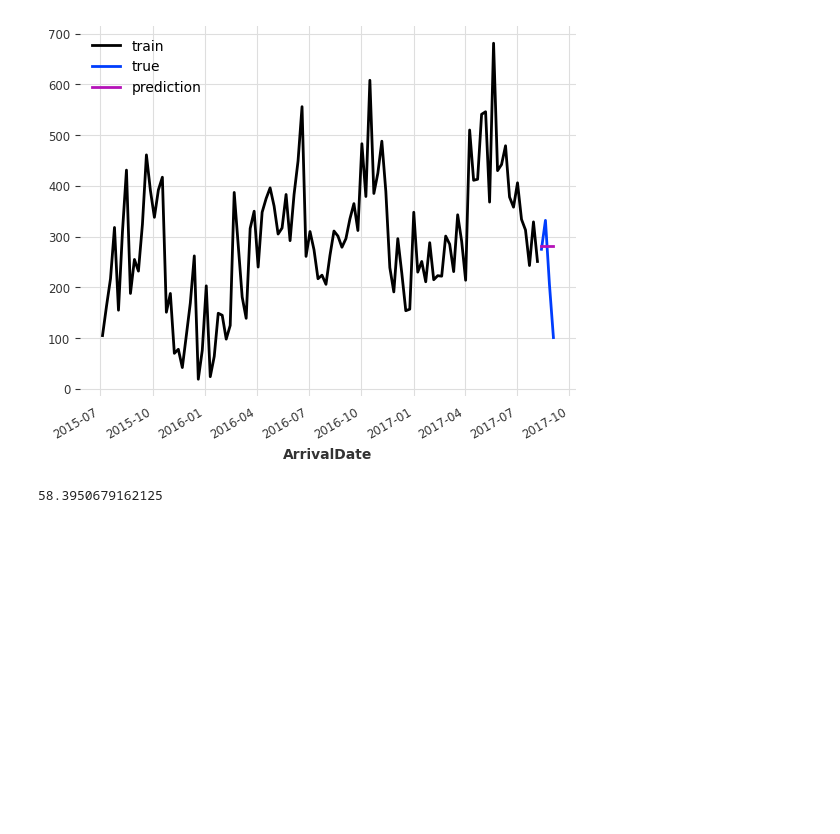
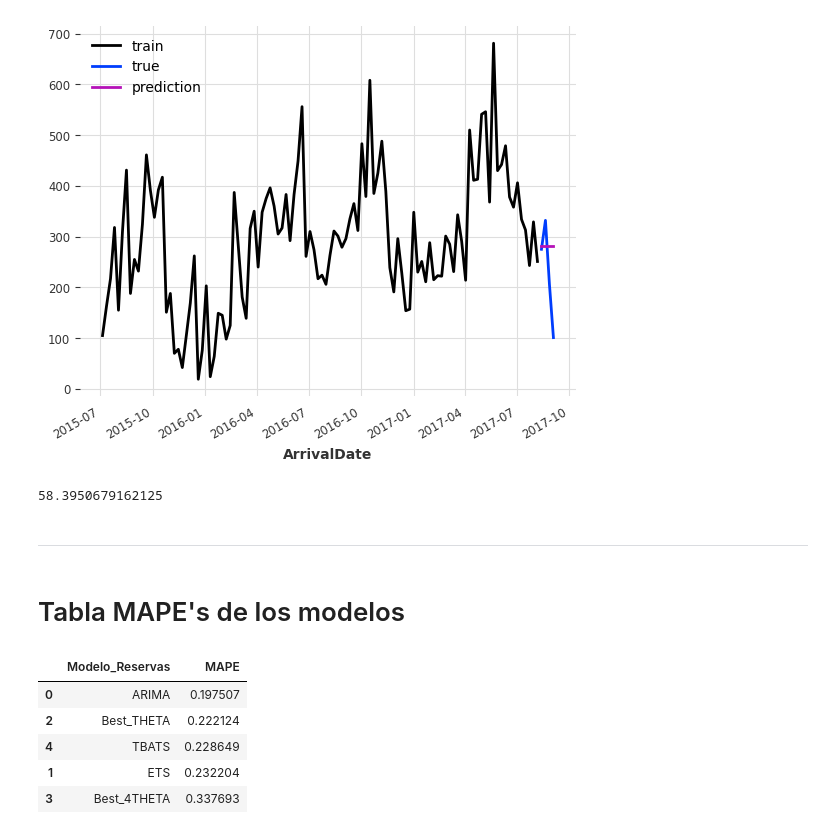
Before and after one commit to jgilaberts/Prueba-Github, a Jupyter notebook: Analisis Predictivo/Proyecto Final/Theta_4Theta_Javier_Gilabert.ipynb, the cells around one changed output. Drawn from its saved outputs; the diff is of its cells as text; code cells hidden in the pictures; blank space fills up the shorter version.

```diff
--- a/Analisis Predictivo/Proyecto Final/Theta_4Theta_Javier_Gilabert.ipynb
+++ b/Analisis Predictivo/Proyecto Final/Theta_4Theta_Javier_Gilabert.ipynb
@@ -453,3 +453,9 @@ tbats_mape_c = mape(test, prediction_tbats)
 tbats_mape_c
 # %% [output]
 58.3950679162125
+# %%
+best_theta_mape_r = best_theta_mape_r / 100
+# %%
+best4theta_mape_r = best4theta_mape_r /100
+# %%
+tbats_mape_r = tbats_mape_r /100
@@ -455,0 +468,19 @@ tbats_mape_c
+# %% [markdown]
+------
+# %% [markdown]
+# Tabla MAPE's de los modelos
+# %%
+mape_reservas = pd.read_csv('mape_reservas.csv')
+mape_reservas = mape_reservas.drop(columns='Unnamed: 0')
+nuevo_registro = pd.DataFrame({'Modelo_Reservas': ['Best_THETA'], 'MAPE': [best_theta_mape_r]})
+nuevo_registro2 =  pd.DataFrame({'Modelo_Reservas': ['Best_4THETA'], 'MAPE': [best4theta_mape_r]})
+nuevo_registro3 =  pd.DataFrame({'Modelo_Reservas': ['TBATS'], 'MAPE': [tbats_mape_r]})
+mape_reservas = pd.concat([mape_reservas, nuevo_registro, nuevo_registro2, nuevo_registro3], ignore_index=True)
+mape_reservas.sort_values('MAPE')
+# %% [output]
+|  | Modelo_Reservas | MAPE |
+| 0 | ARIMA | 0.197507 |
+| 2 | Best_THETA | 0.222124 |
+| 4 | TBATS | 0.228649 |
+| 1 | ETS | 0.232204 |
+| 3 | Best_4THETA | 0.337693 |
```
Also changed, not shown: parts of 6 cells of this notebook.
